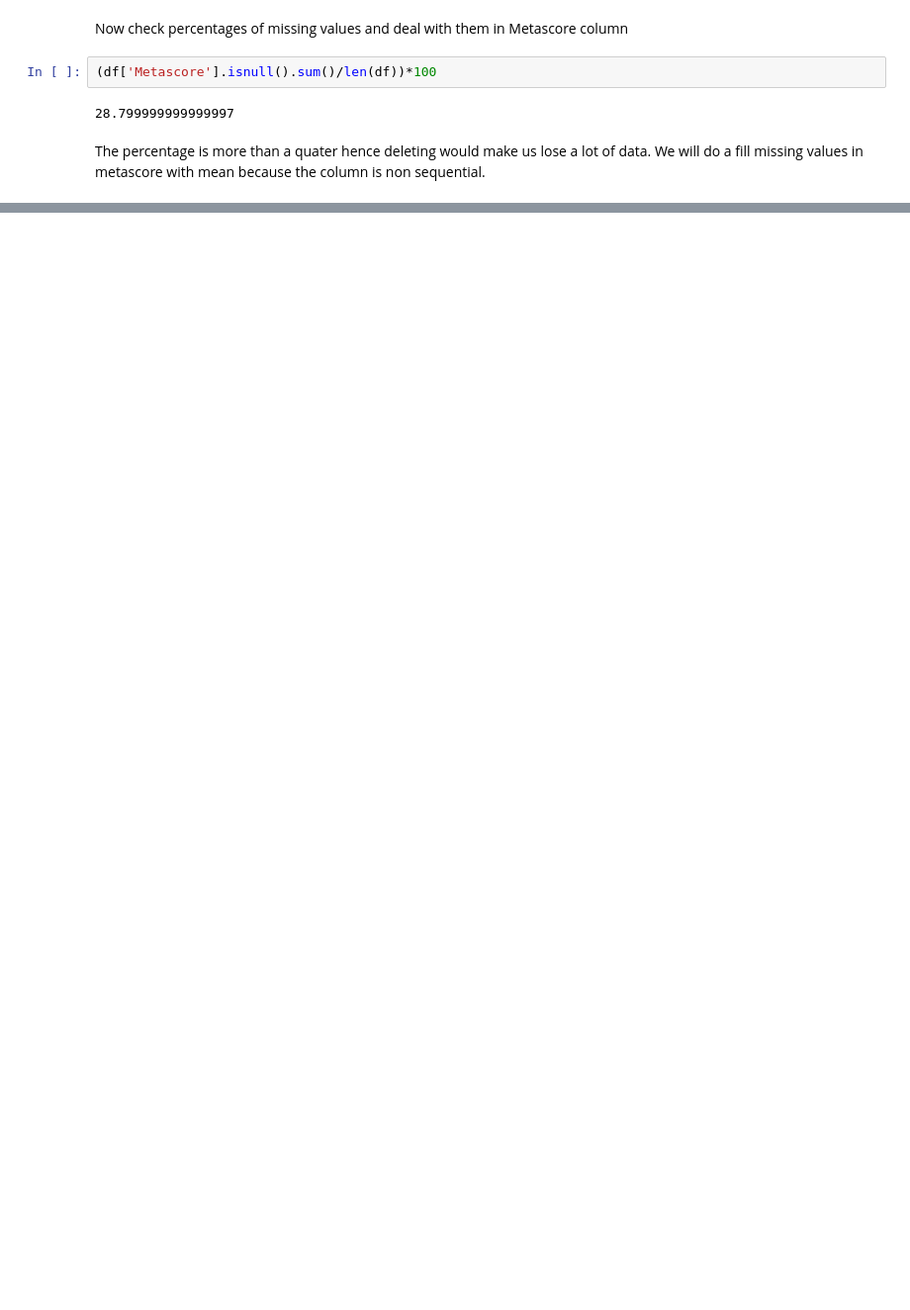
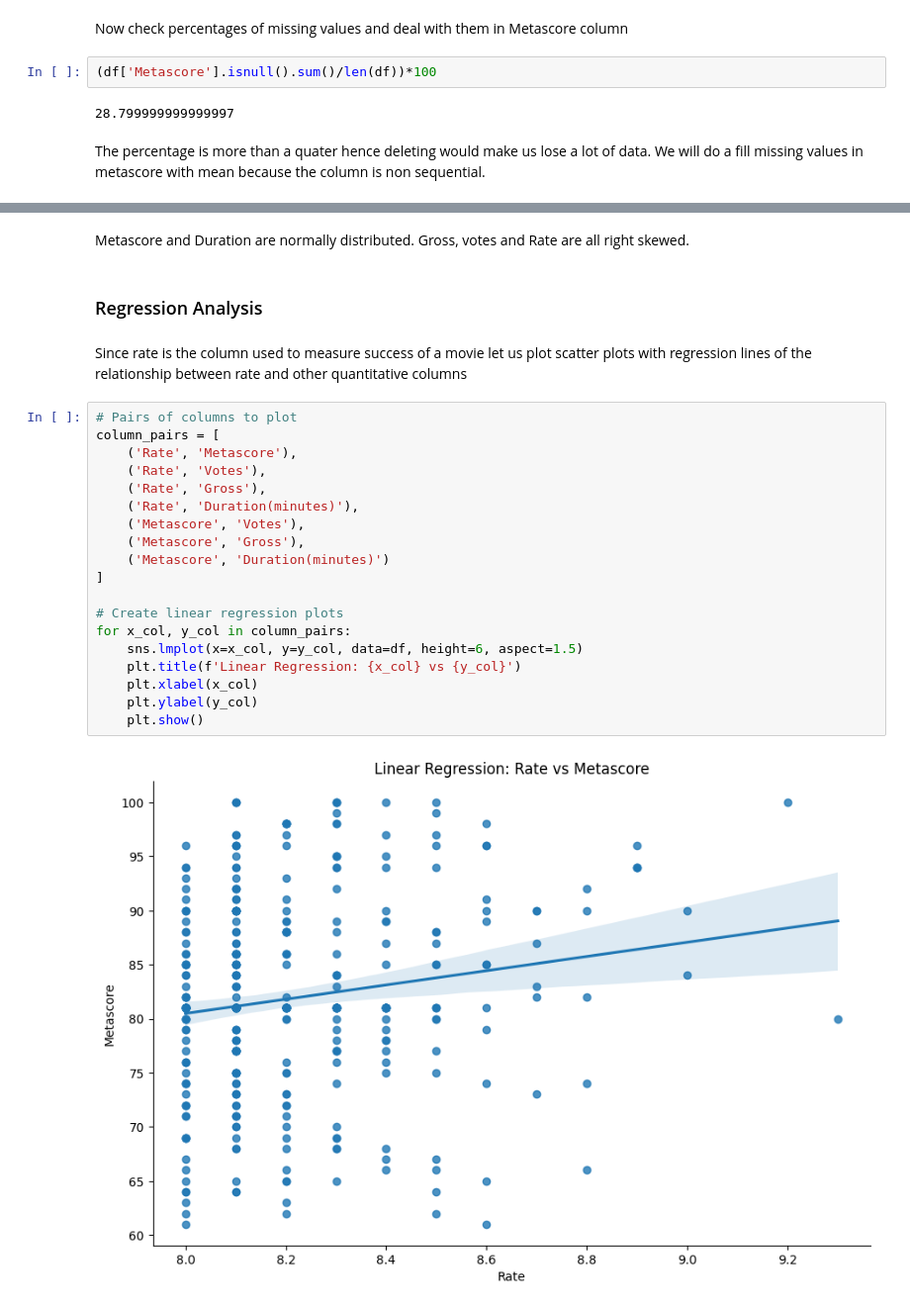
Before and after one commit to MachukaJoy/datavisualization_week2, a Jupyter notebook: week2_assignment.ipynb, the cells around one changed output, grey strips where cells are left out. Shown at 99% size. Saved outputs shown, nothing was run; the diff lists cells and outputs as text; blank space fills up the shorter version.

```diff
--- a/week2_assignment.ipynb
+++ b/week2_assignment.ipynb
@@ -245,0 +403,27 @@ Index(['Title', 'Certificate', 'Duration(minutes)', 'Genre', 'Rate',
+# %% [markdown]
+Metascore and Duration are normally distributed. Gross, votes and Rate are all right skewed.
+# %% [markdown]
+### Regression Analysis
+# %% [markdown]
+Since rate is the column used to measure success of a movie let us plot scatter plots with regression lines of the relationship between rate and other quantitative columns
+# %%
+# Pairs of columns to plot
+column_pairs = [
+    ('Rate', 'Metascore'),
+    ('Rate', 'Votes'),
+    ('Rate', 'Gross'),
+    ('Rate', 'Duration(minutes)'),
+    ('Metascore', 'Votes'),
+    ('Metascore', 'Gross'),
+    ('Metascore', 'Duration(minutes)')
+]
+
+# Create linear regression plots
+for x_col, y_col in column_pairs:
+    sns.lmplot(x=x_col, y=y_col, data=df, height=6, aspect=1.5)
+    plt.title(f'Linear Regression: {x_col} vs {y_col}')
+    plt.xlabel(x_col)
+    plt.ylabel(y_col)
+    plt.show()
+# %% [output]
+[figure, added]
```
Also changed, not shown: parts of 32 cells of this notebook.
